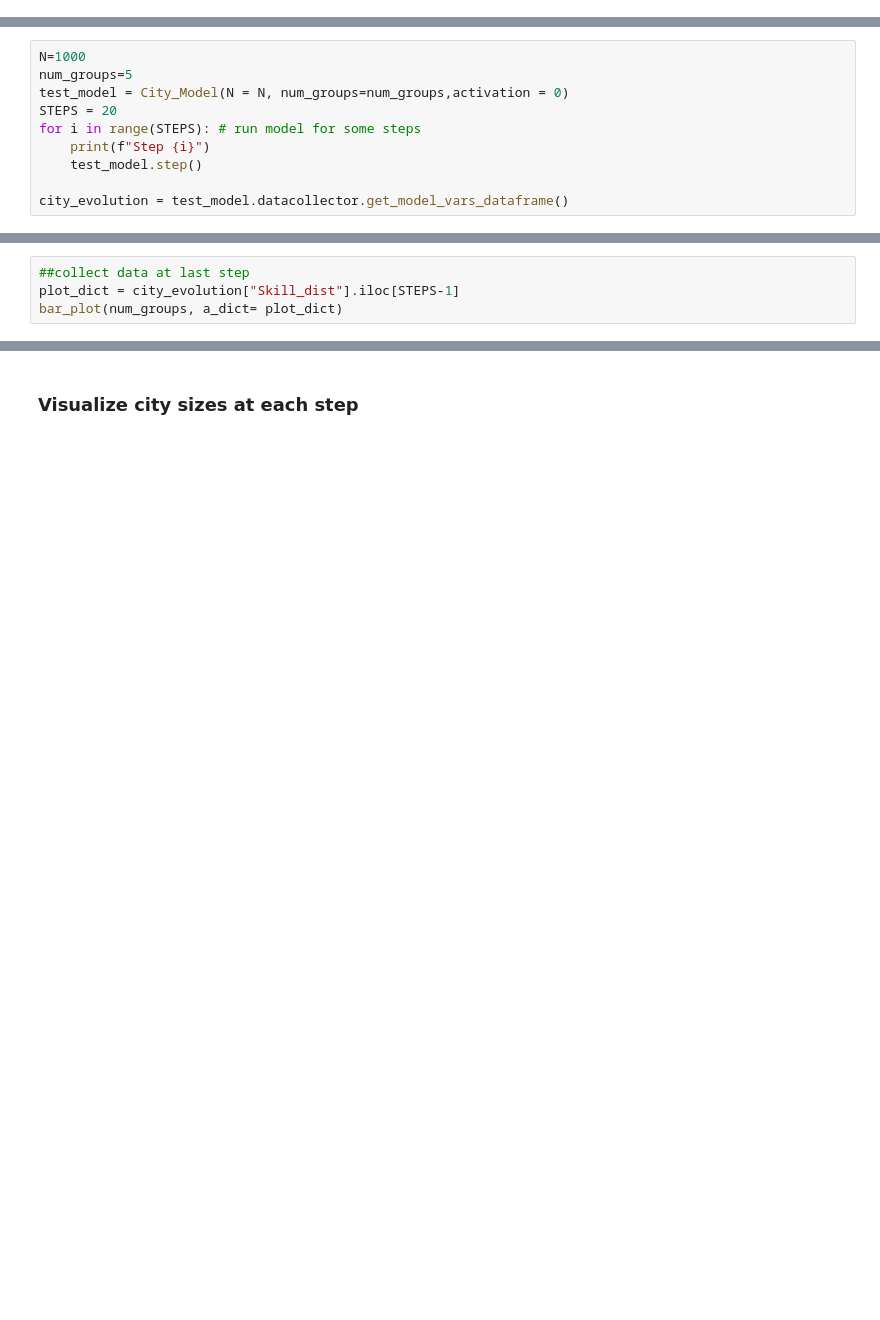
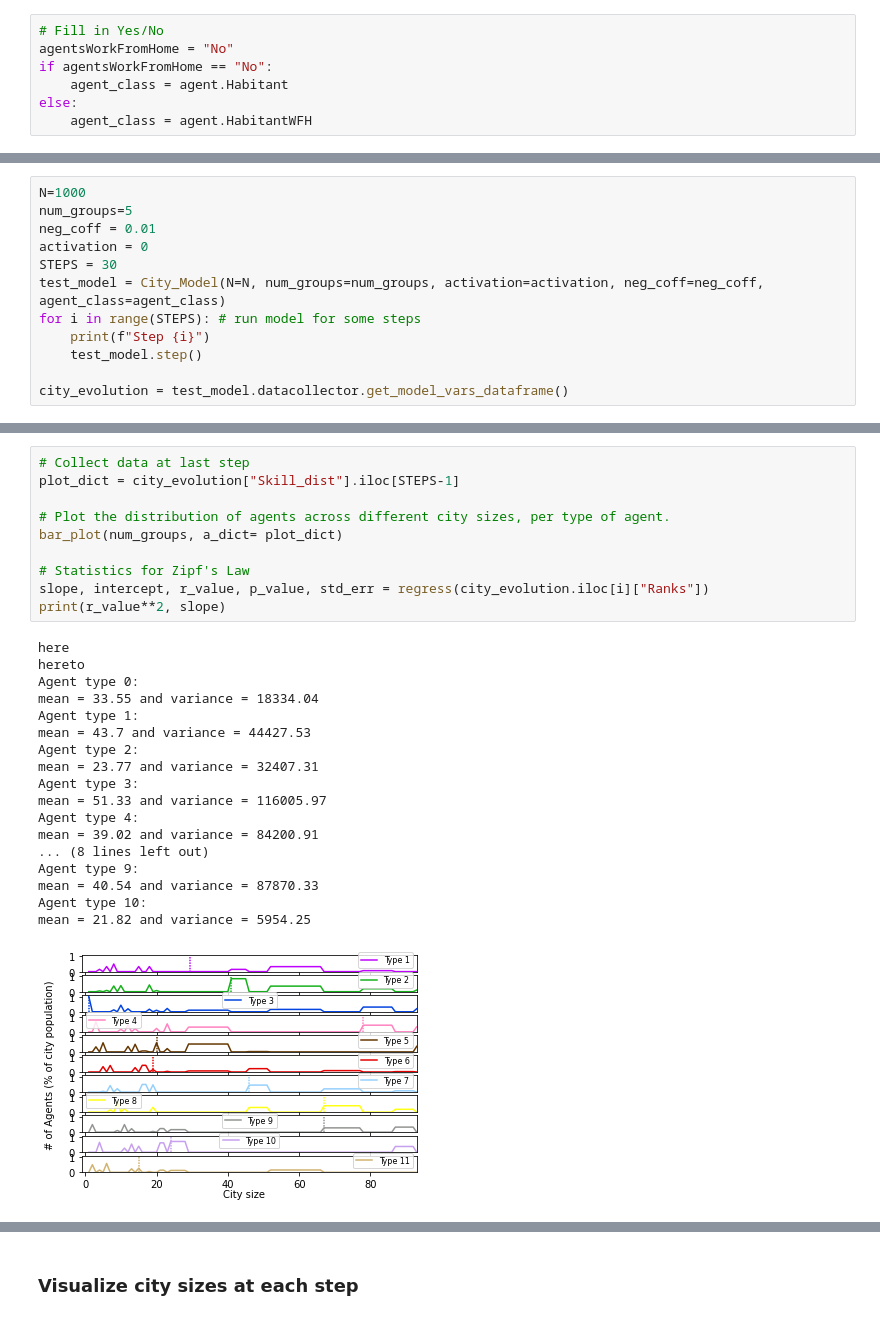
Before and after one commit to kamleshsahoo/CityFormation-ABM, a Jupyter notebook: EvolutionaryCity.ipynb, the cells around one changed output, grey strips where cells are left out. Cells and saved outputs as stored; diff of their text form; blank space fills up the shorter version.

```diff
--- a/EvolutionaryCity.ipynb
+++ b/EvolutionaryCity.ipynb
@@ -122 +30,8 @@ def regress(ranklist):
+# %%
+# Fill in Yes/No
+agentsWorkFromHome = "No"
+if agentsWorkFromHome == "No":
+    agent_class = agent.Habitant
+else:
+    agent_class = agent.HabitantWFH
 # %% [markdown]
@@ -454,8 +68,10 @@ def bar_plot(num_groups, a_dict , total_width=0.8, single_width=1):
 # %%
 N=1000
 num_groups=5
-test_model = City_Model(N = N, num_groups=num_groups,activation = 0)
-STEPS = 20
+neg_coff = 0.01
+activation = 0
+STEPS = 30
+test_model = City_Model(N=N, num_groups=num_groups, activation=activation, neg_coff=neg_coff, agent_class=agent_class)
 for i in range(STEPS): # run model for some steps
     print(f"Step {i}")
     test_model.step()
@@ -464,4 +98,29 @@ city_evolution = test_model.datacollector.get_model_vars_dataframe()
 # %%
-##collect data at last step
+# Collect data at last step
 plot_dict = city_evolution["Skill_dist"].iloc[STEPS-1]
+
+# Plot the distribution of agents across different city sizes, per type of agent.
 bar_plot(num_groups, a_dict= plot_dict)
+
+# Statistics for Zipf's Law
+slope, intercept, r_value, p_value, std_err = regress(city_evolution.iloc[i]["Ranks"])
+print(r_value**2, slope)
+# %% [output]
+here
+hereto
+Agent type 0:
+mean = 33.55 and variance = 18334.04
+Agent type 1:
+mean = 43.7 and variance = 44427.53
+Agent type 2:
+mean = 23.77 and variance = 32407.31
+Agent type 3:
+mean = 51.33 and variance = 116005.97
+Agent type 4:
+mean = 39.02 and variance = 84200.91
+... (8 lines left out)
+Agent type 9:
+mean = 40.54 and variance = 87870.33
+Agent type 10:
+mean = 21.82 and variance = 5954.25
+[figure, added]
```
Also changed, not shown: parts of 30 cells of this notebook, 5 other files.
